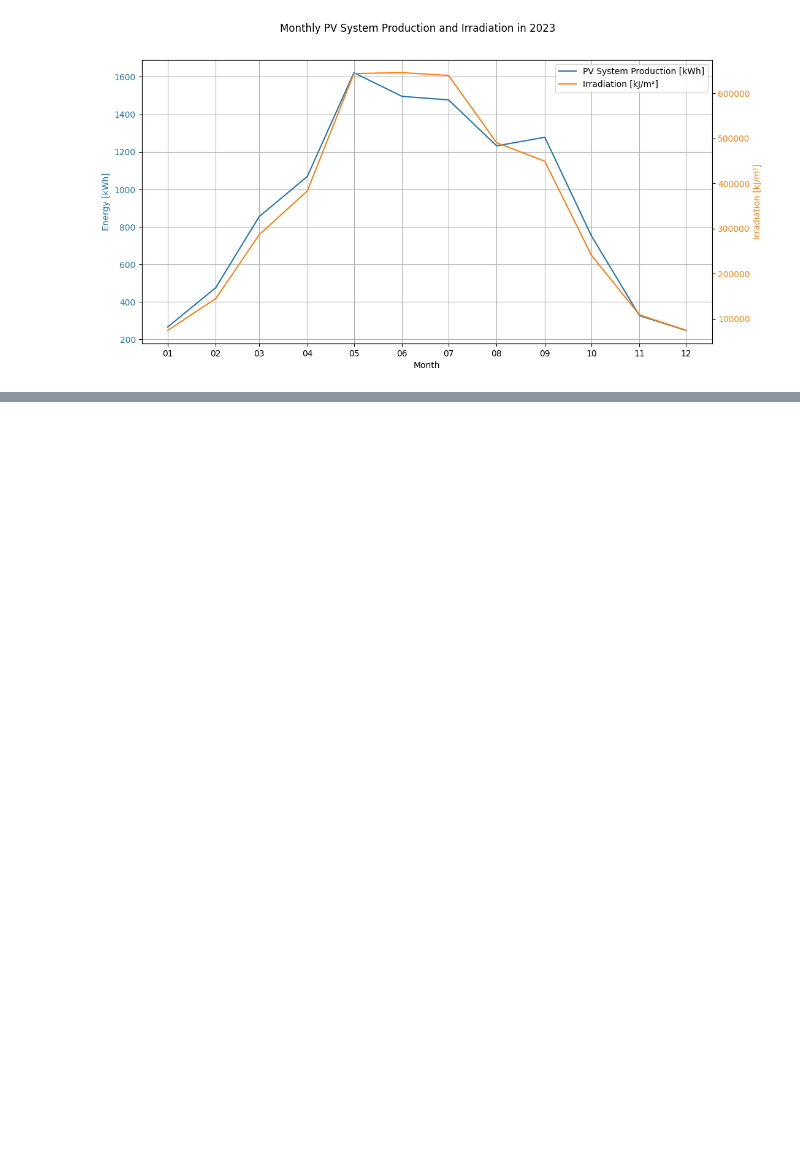
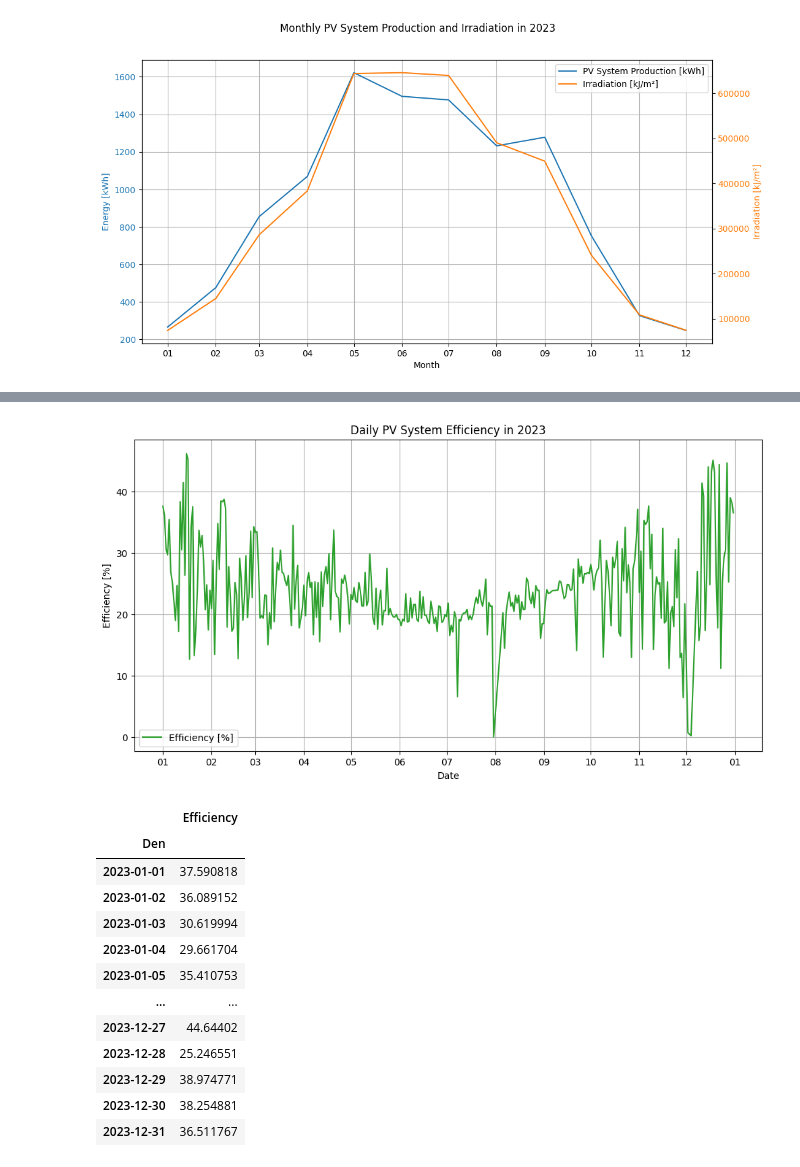
Before and after one commit to Pepsin01/DataScience, a Jupyter notebook: sample.ipynb, the cells around one changed output, grey strips where cells are left out. Cells and saved outputs as stored; diff of their text form; code cells hidden in the pictures; blank space fills up the shorter version.

```diff
--- a/sample.ipynb
+++ b/sample.ipynb
@@ -119,9 +112,8 @@ daily_data
 # %%
 import pandas as pd
 
-file_path = 'Tables/sunlight-original.csv'
-# file_path = 'Tables/Irradiation-original.csv'
-# file_path = 'Tables/temperature-original.csv'
+# file_path = 'Tables/sunlight-original.csv'
+file_path = 'Tables/Irradiation-original.csv'
 
 org_sep = ';'
 first_year = 2022
@@ -129,22 +121,23 @@ first_year = 2022
 # load data
 data = pd.read_csv(file_path, sep=org_sep)
 
-# print(data.head())
-
 # delete rows from before the first year
 data = data[data['Rok'] >= first_year]
-
-# print(data.head())
 
 # transform data
 org_header = ['Rok', 'Měsíc', 'Den', 'Poznámka']
 
-new_header = ['Date', 'Value'] # date format: dd/mm/yyyy
+new_header = ['Date', 'Irradiation [kJ/m²]'] # date format: dd/mm/yyyy
 new_sep = ','
 
 data['Date'] = data['Den'].astype(str) + '/' + data['Měsíc'].astype(str) + '/' + data['Rok'].astype(str)
 data = data.drop(columns=org_header)
-data = data.rename(columns={'Hodnota': 'Value'})
+data = data.rename(columns={'Hodnota': 'Irradiation [kJ/m²]'})
 data = data[new_header]
 
-data.to_csv(file_path.replace('original', 'transformed'), index=False, sep=new_sep)
+# Convert 'Date' to datetime
+data['Date'] = pd.to_datetime(data['Date'], format='%d/%m/%Y')
+
+daily_irradiation_data = data
+
+daily_irradiation_data
@@ -251,0 +324,60 @@ plt.show()
+# %%
+import pandas as pd
+import matplotlib.pyplot as plt
+import matplotlib.dates as dates
+
+# Filter data for the year 2023
+energy_data_2023 = daily_energy_data[daily_energy_data['Den'].dt.year == 2023]
+irradiation_data_2023 = daily_irradiation_data[daily_irradiation_data['Date'].dt.year == 2023]
+
+# Set 'Den' as the index for energy data
+energy_data_2023.set_index('Den', inplace=True)
+
+# Set 'Date' as the index for irradiation data
+irradiation_data_2023.set_index('Date', inplace=True)
+
+# Create a new DataFrame to store the calculated efficiency
+efficiency_data_2023 = pd.DataFrame(index=energy_data_2023.index, columns=['Efficiency'])
+
+# Calculate the efficiency for each day in 2023
+for date in energy_data_2023.index:
+    irradiation = irradiation_data_2023.loc[date, 'Irradiation [kJ/m²]']
+    produced_energy = energy_data_2023.loc[date, 'Výkon FVE [Wh]']
+    received_energy = irradiation * 0.27778 * 42  # Convert kJ/m² to Wh for 42 m²
+    efficiency = (produced_energy / received_energy) * 100
+    efficiency_data_2023.loc[date, 'Efficiency'] = efficiency
+
+# Plot data
+fig, ax = plt.subplots(figsize=(12, 6))
+ax.plot(efficiency_data_2023.index, efficiency_data_2023['Efficiency'], label='Efficiency [%]', color='tab:green')
+
+# Set labels and title
+ax.set_xlabel('Date')
+ax.set_ylabel('Efficiency [%]')
+ax.set_title('Daily PV System Efficiency in 2023')
+ax.legend()
+ax.grid()
+
+# Format the x-axis to show only the months of 2023
+ax.xaxis.set_major_locator(dates.MonthLocator())
+ax.xaxis.set_major_formatter(dates.DateFormatter('%m'))
+
+# Show the plot
+plt.show()
+
+efficiency_data_2023
+# %% [output]
+[figure, added]
+|  | Efficiency |
+| Den |  |
+| 2023-01-01 | 37.590818 |
+| 2023-01-02 | 36.089152 |
+| 2023-01-03 | 30.619994 |
+| 2023-01-04 | 29.661704 |
+| 2023-01-05 | 35.410753 |
+| ... | ... |
+| 2023-12-27 | 44.64402 |
+| 2023-12-28 | 25.246551 |
+| 2023-12-29 | 38.974771 |
+| 2023-12-30 | 38.254881 |
+| 2023-12-31 | 36.511767 |
```
Also changed, not shown: parts of 14 cells of this notebook, 1 other file.
